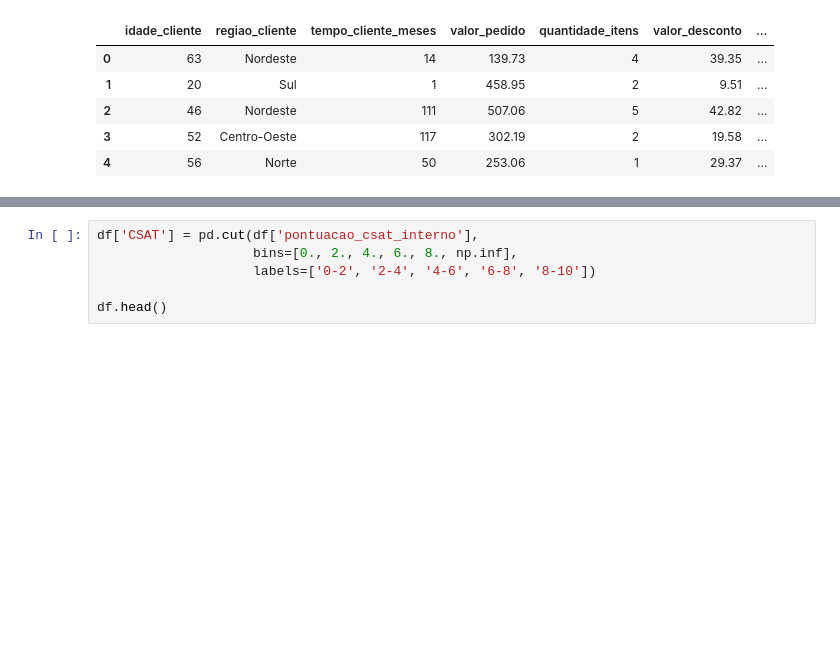
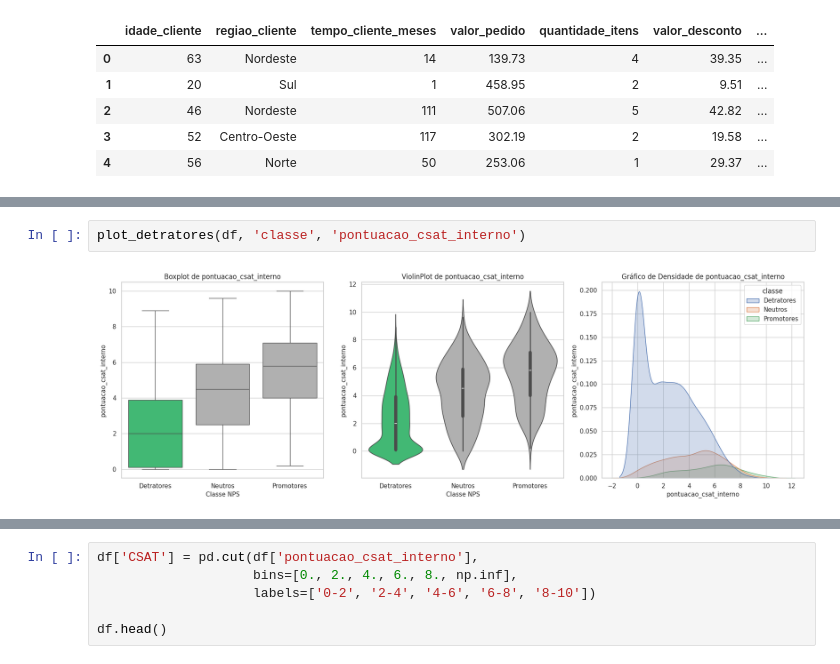
Before and after one commit to RenanTrevelim/fase1-tech-challenge, a Jupyter notebook: notebooks/EDA_NPS_Tech_Challenge.ipynb, the cells around one changed output, grey strips where cells are left out. Cells and saved outputs as stored; diff of their text form; blank space fills up the shorter version.

```diff
--- a/notebooks/EDA_NPS_Tech_Challenge.ipynb
+++ b/notebooks/EDA_NPS_Tech_Challenge.ipynb
@@ -461,0 +570,4 @@ Essa abordagem permite identificar possíveis **limites críticos na experiênci
+# %%
+plot_detratores(df, 'classe', 'pontuacao_csat_interno')
+# %% [output]
+[figure, added]
```
Also changed, not shown: parts of 48 cells of this notebook, 2 other files.
